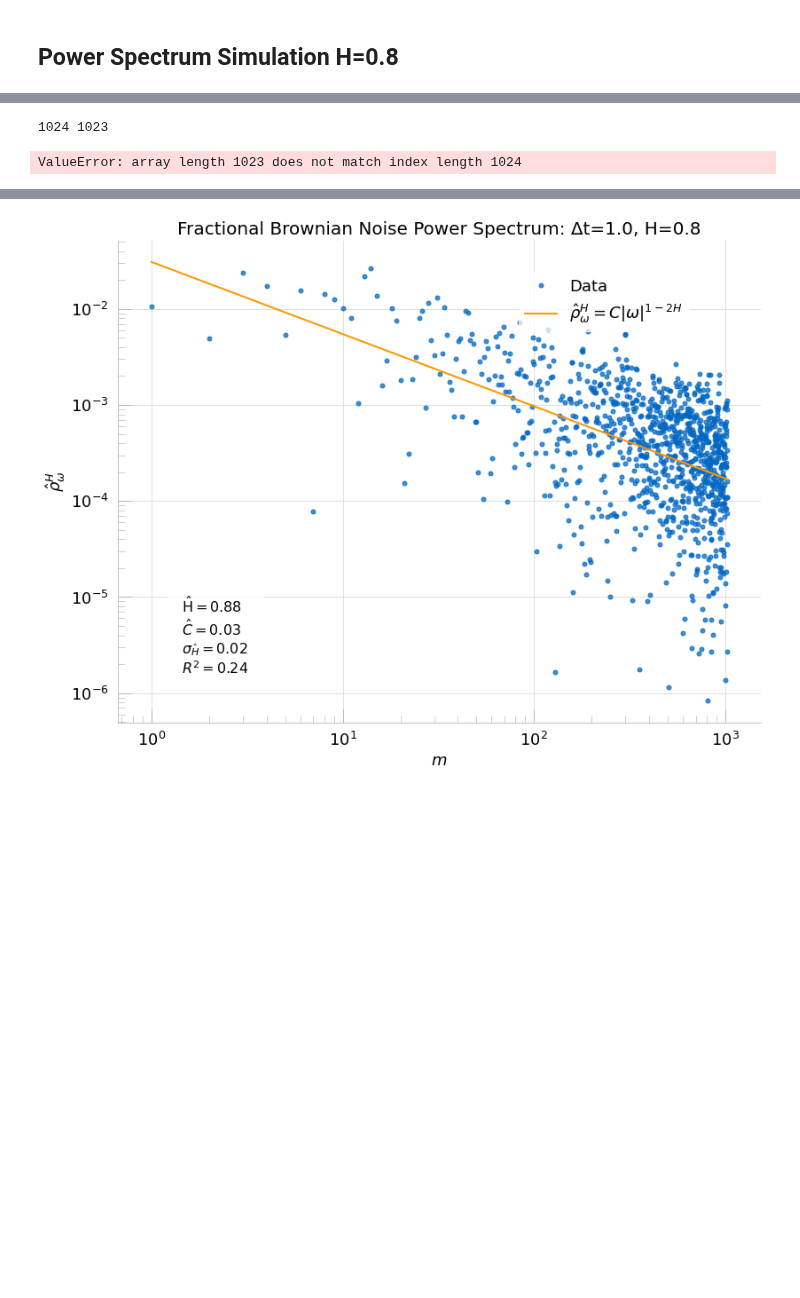
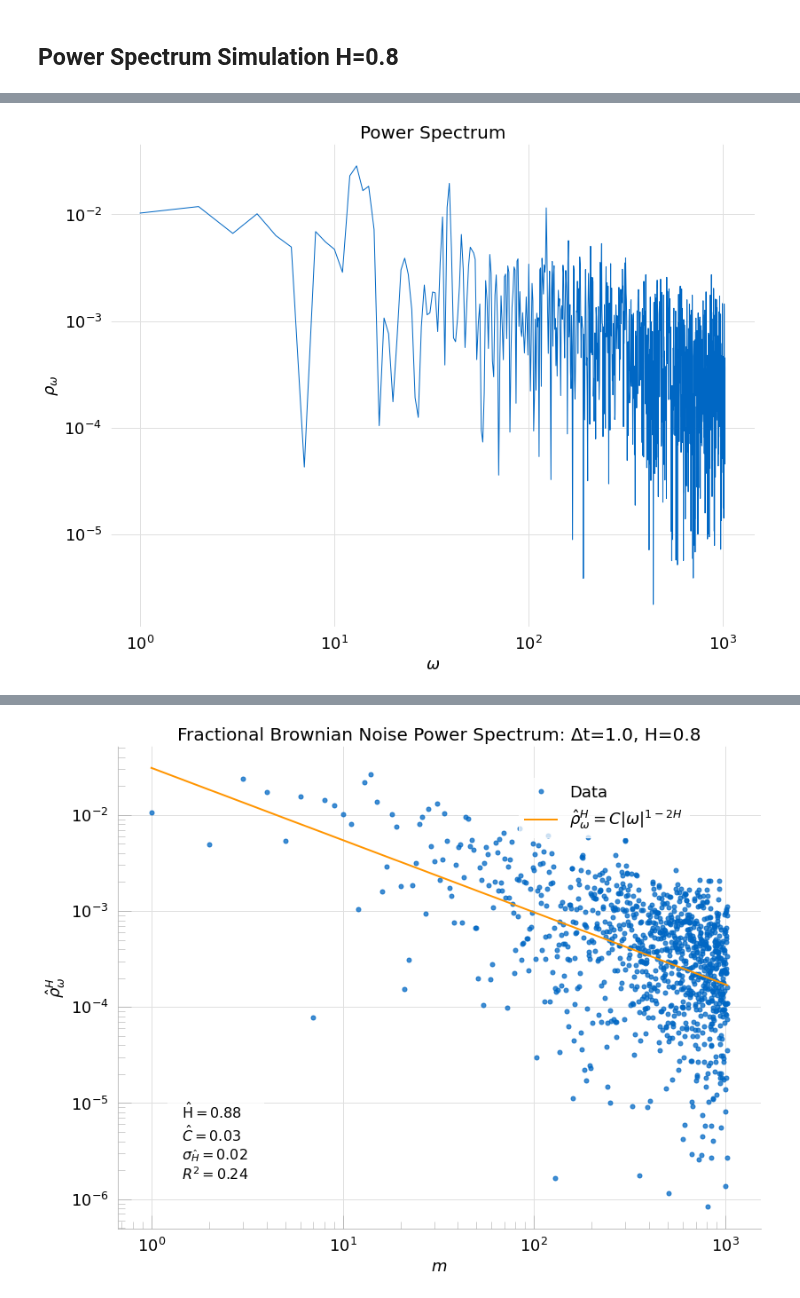
Before and after one commit to glyfish/alef, a Jupyter notebook: notebooks/random_processes/fbm_estimation_periodigram.ipynb, the cells around one changed output, grey strips where cells are left out. Saved outputs shown, nothing was run; the diff lists cells and outputs as text; code cells hidden in the pictures; blank space fills up the shorter version.

```diff
--- a/notebooks/random_processes/fbm_estimation_periodigram.ipynb
+++ b/notebooks/random_processes/fbm_estimation_periodigram.ipynb
@@ -90,7 +90,6 @@ curve(df, lw=1, data_type=DataType.TIME_SERIES)
 # %%
-df = DataFunc.apply_func_type(df, DataType.PSPEC, npts=npts)
-# curve(ps, title=title, plot_type=DataPlotType.PSPEC, lw=1)
+fbm = DataFunc.apply_func_type(fbm, DataType.PSPEC, npts=npts)
+curve(fbm, data_type=DataType.PSPEC, lw=1, plot_type=PlotType.LOG)
 # %% [output]
-1024 1023
-ValueError: array length 1023 does not match index length 1024
+[figure, added]
 # %%
```
Also changed, not shown: parts of 4 cells of this notebook, 2 other files.
